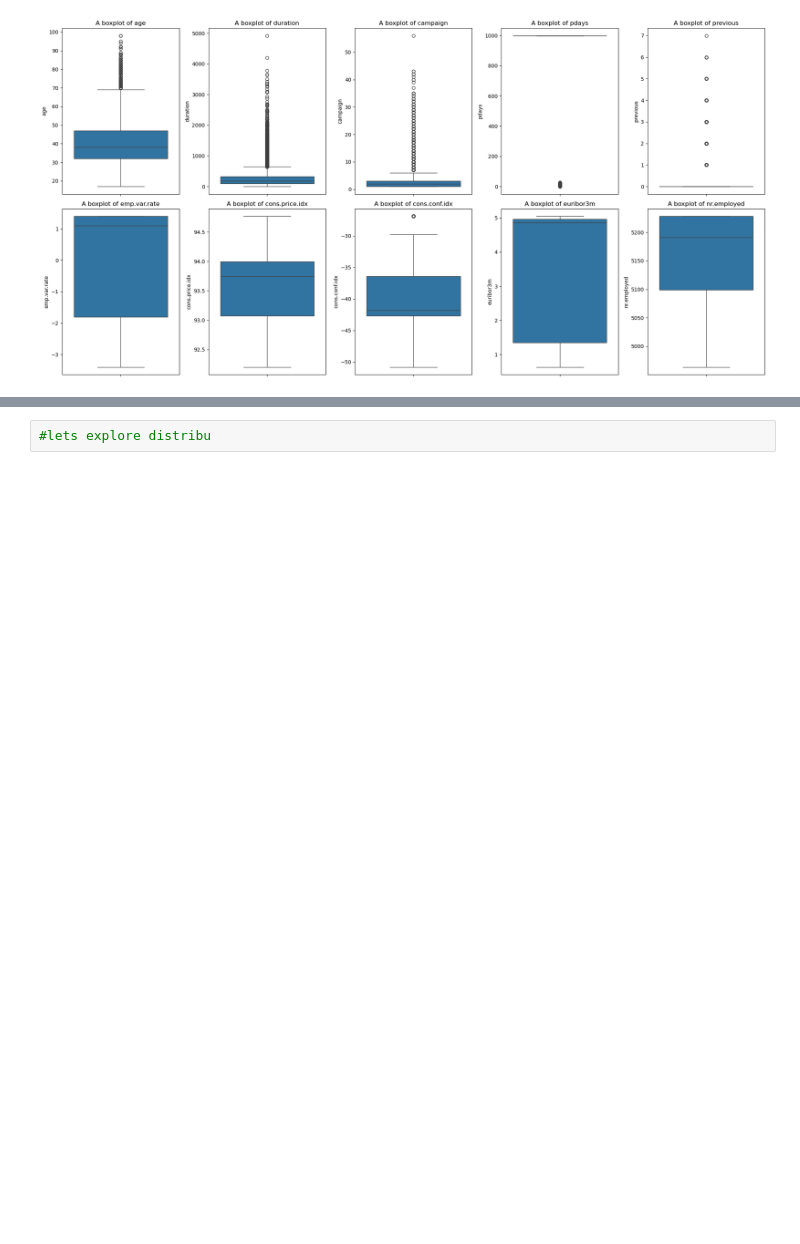
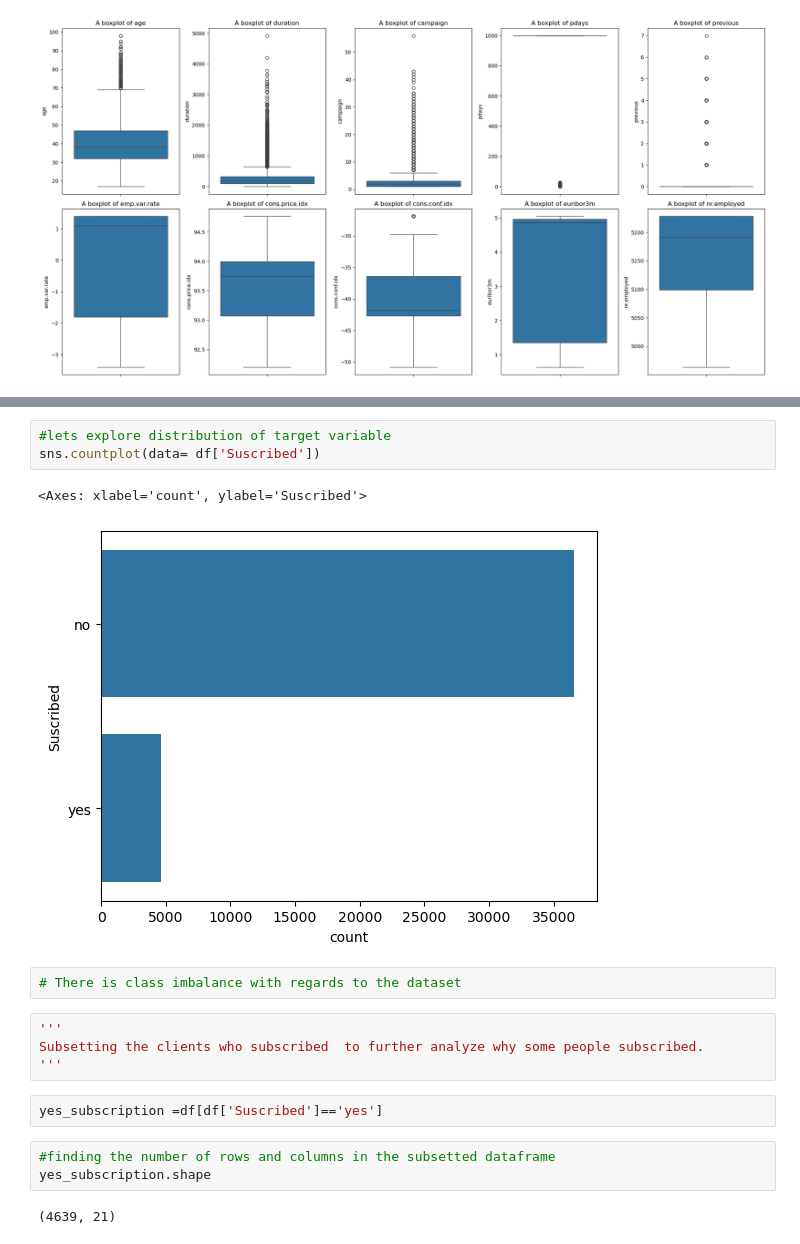
Before and after one commit to Isaac-Jim/AzubiAfrica-Assessment, a Jupyter notebook: Client_Subscription_Prediction.ipynb, the cells around one changed output, grey strips where cells are left out. Cells and saved outputs as stored; diff of their text form; blank space fills up the shorter version.

```diff
--- a/Client_Subscription_Prediction.ipynb
+++ b/Client_Subscription_Prediction.ipynb
@@ -258,2 +300,19 @@ Reject null hypothesis
 # %%
-#lets explore distribu
+#lets explore distribution of target variable
+sns.countplot(data= df['Suscribed'])
+# %% [output]
+<Axes: xlabel='count', ylabel='Suscribed'>
+[figure, added]
+# %%
+# There is class imbalance with regards to the dataset
+# %%
+'''
+Subsetting the clients who subscribed  to further analyze why some people subscribed.
+'''
+# %%
+yes_subscription =df[df['Suscribed']=='yes']
+# %%
+#finding the number of rows and columns in the subsetted dataframe
+yes_subscription.shape
+# %% [output]
+(4639, 21)
```
Also changed, not shown: parts of 45 cells of this notebook.
